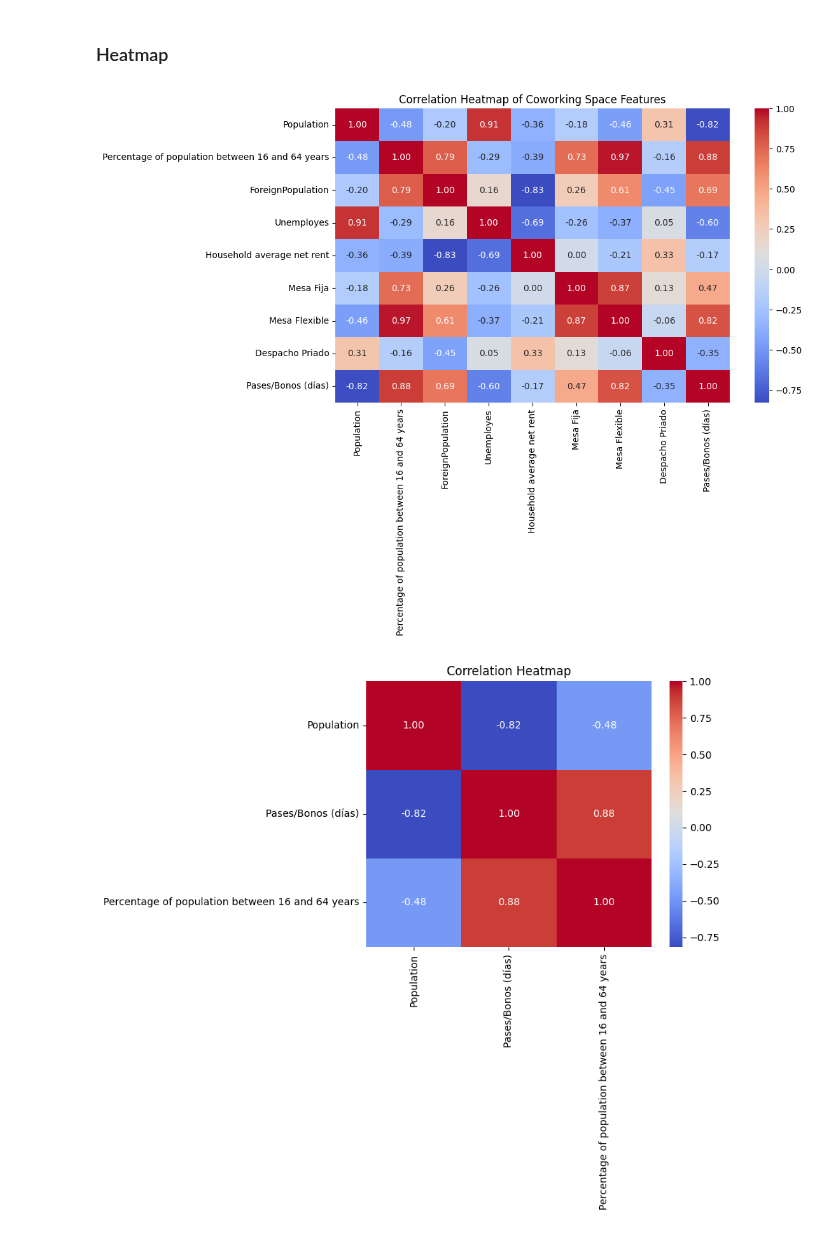
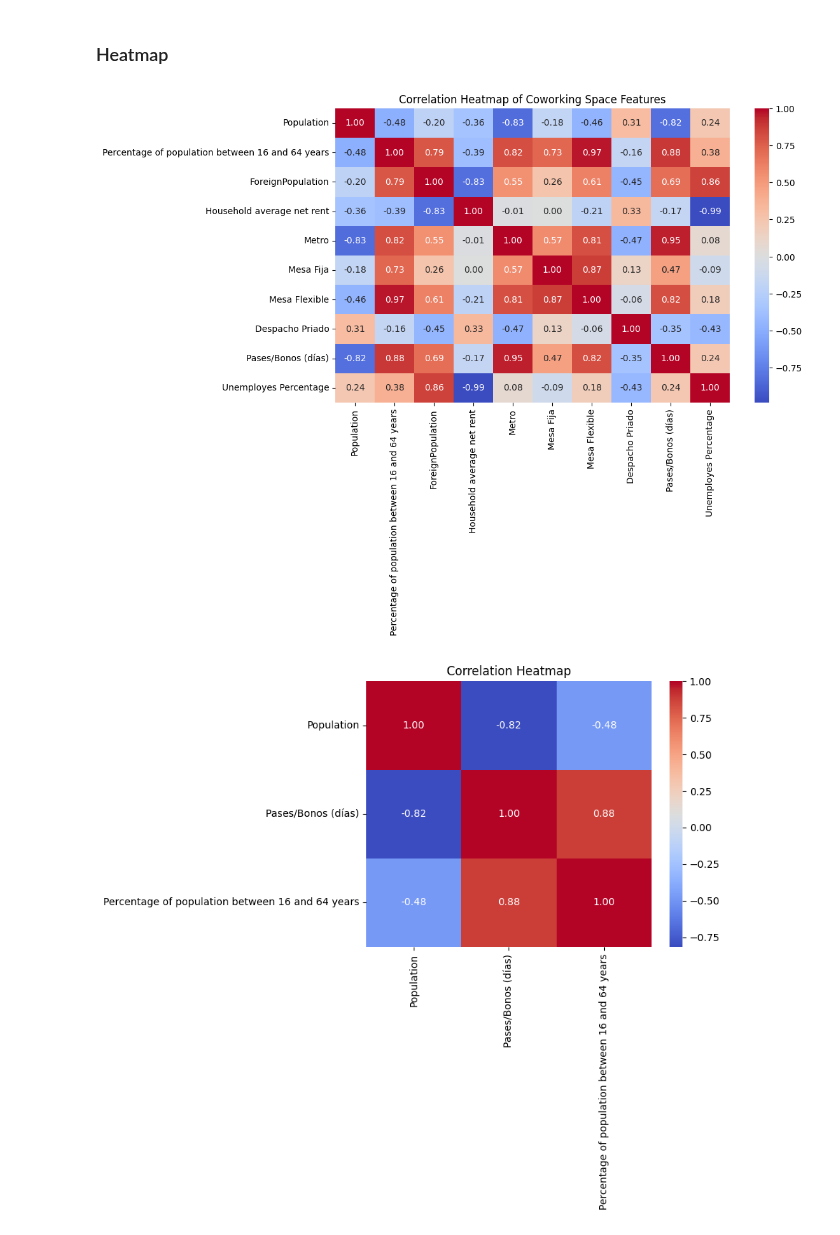
Before and after one commit to GabrielFersPin/Coworking, a Jupyter notebook: src/data_processing/predictions.ipynb, the cells around one changed output. Cells and saved outputs as stored; diff of their text form; code cells hidden in the pictures.

Commit message:
modified:   new_venv/lib/python3.12/site-packages/zmq/utils/__pycache__/garbage.cpython-312.pyc 	new file:   src/Images/CorrelationHeatmap.png 	modified:   src/data_processing/predictions.ipynb

```diff
--- a/src/data_processing/predictions.ipynb
+++ b/src/data_processing/predictions.ipynb
@@ -186,22 +186,17 @@ merge_df.head()
 # %%
 import seaborn as sns
 import matplotlib.pyplot as plt
 
-# Select numeric columns for correlation matrix
-numeric_columns = ['Population', 'Percentage of population between 16 and 64 years', 'ForeignPopulation',
-                   'Unemployes', 'Household average net rent', 'Mesa Fija',
-                   'Mesa Flexible', 'Despacho Priado', 'Pases/Bonos (días)']
-
 # Calculate the correlation matrix
-corr_matrix = merge_df[numeric_columns].corr()
+corr_matrix = merge_df[numerical_columns].corr()
 
 # Plot the heatmap
 plt.figure(figsize=(10, 6))
 sns.heatmap(corr_matrix, annot=True, cmap='coolwarm', fmt='.2f', cbar=True)
 plt.title('Correlation Heatmap of Coworking Space Features')
 plt.show()
 # %% [output]
-[figure, old version]
+[figure, new version]
 # %%
 import seaborn as sns
 import matplotlib.pyplot as plt
```
Also changed, not shown: 1 other file.
